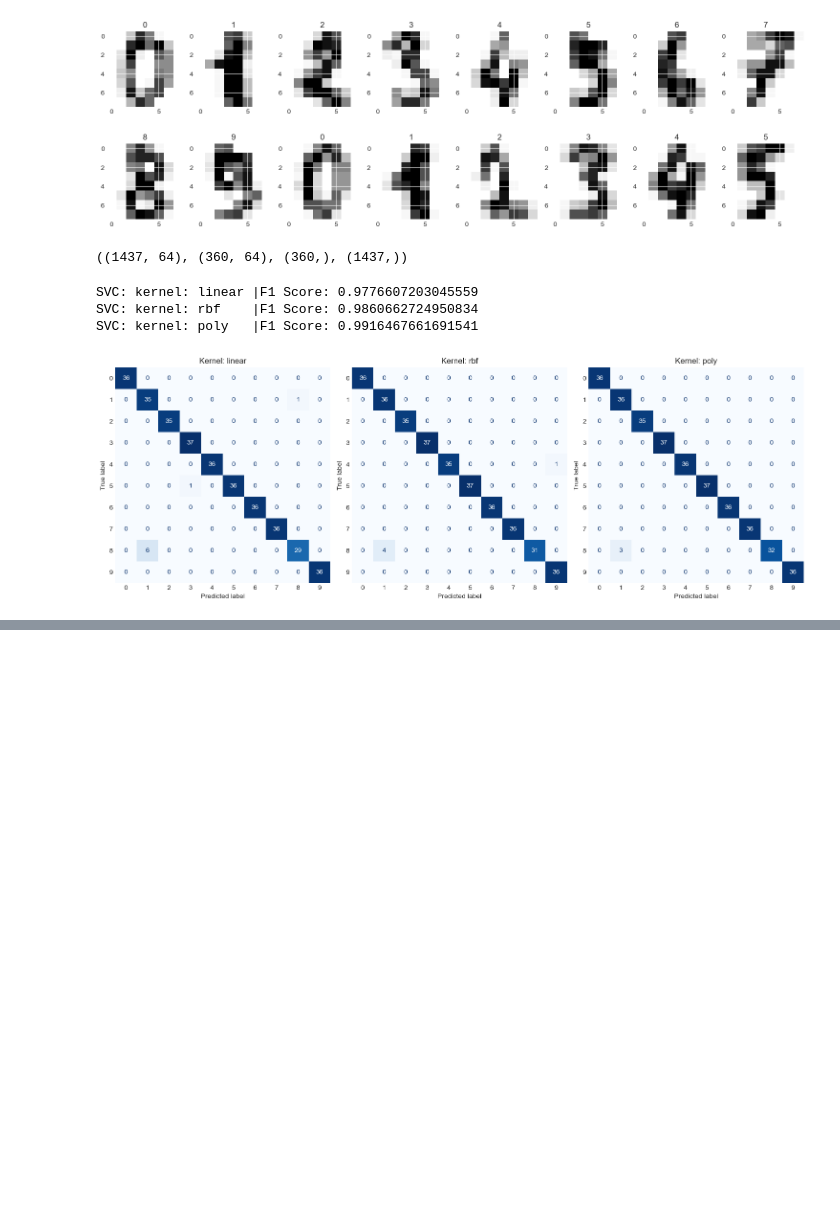
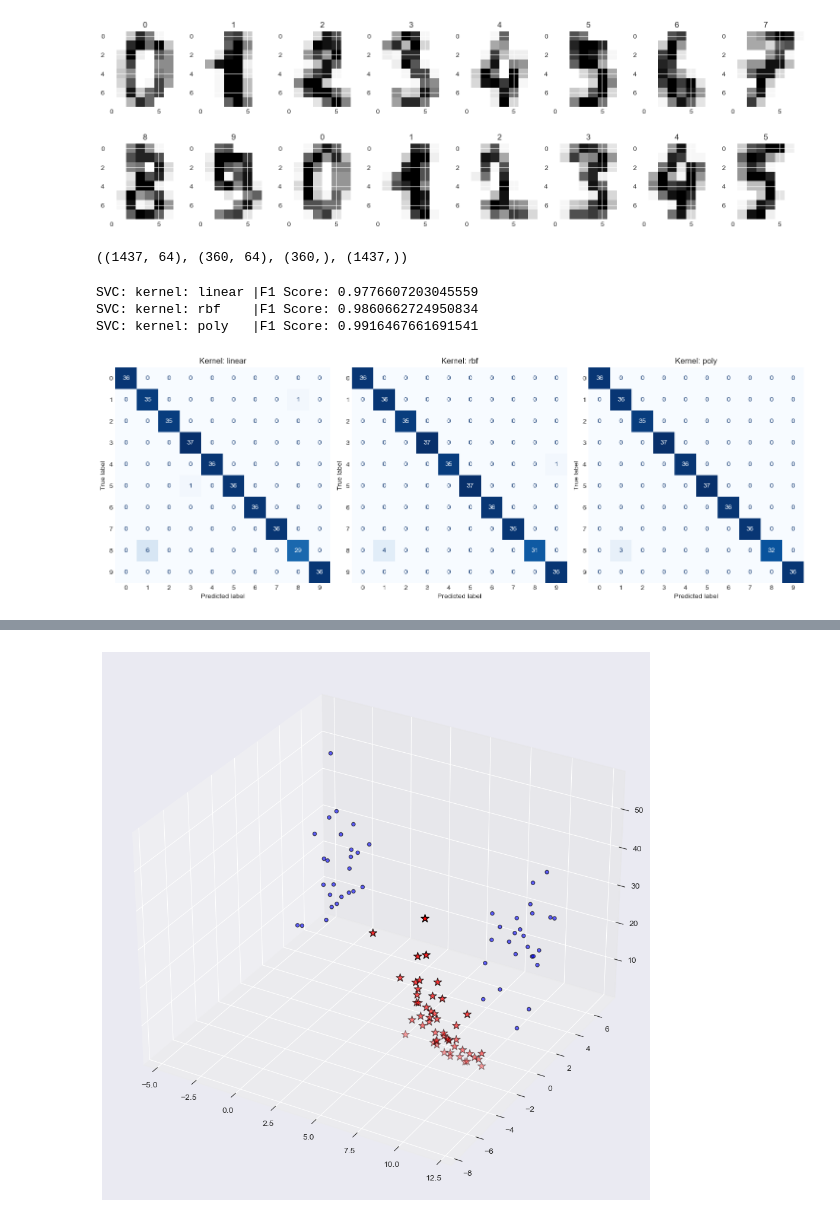
Before and after one commit to ojassannak/Machine_Learn, a Jupyter notebook: 05 svm_neighours.ipynb, the cells around one changed output, grey strips where cells are left out. Drawn from its saved outputs; the diff is of its cells as text; code cells hidden in the pictures; blank space fills up the shorter version.

```diff
--- a/05 svm_neighours.ipynb
+++ b/05 svm_neighours.ipynb
@@ -255,0 +320,14 @@ SVC: kernel: poly   |F1 Score: 0.9916467661691541
+# %%
+X_new=np.hstack([X,X[:,1:]**2]) # Create three dimwnstional data
+
+ax=plt.figure(figsize=(12,12)).add_subplot(projection='3d') # create 3d axis
+
+mask = y==0 # comparing with zeros
+
+ax.scatter(X_new[mask,0], X_new[mask,1], X_new[mask,2],
+           c='b' ,alpha=0.6, edgecolors='k') # mask = true
+ax.scatter(X_new[~mask,0], X_new[~mask,1], X_new[~mask,2],
+           c='r' ,s=100,marker='*' ,edgecolors='k') # mask = false
+plt.show()
+# %% [output]
+[figure, added]
```
Also changed, not shown: parts of 27 cells of this notebook.
